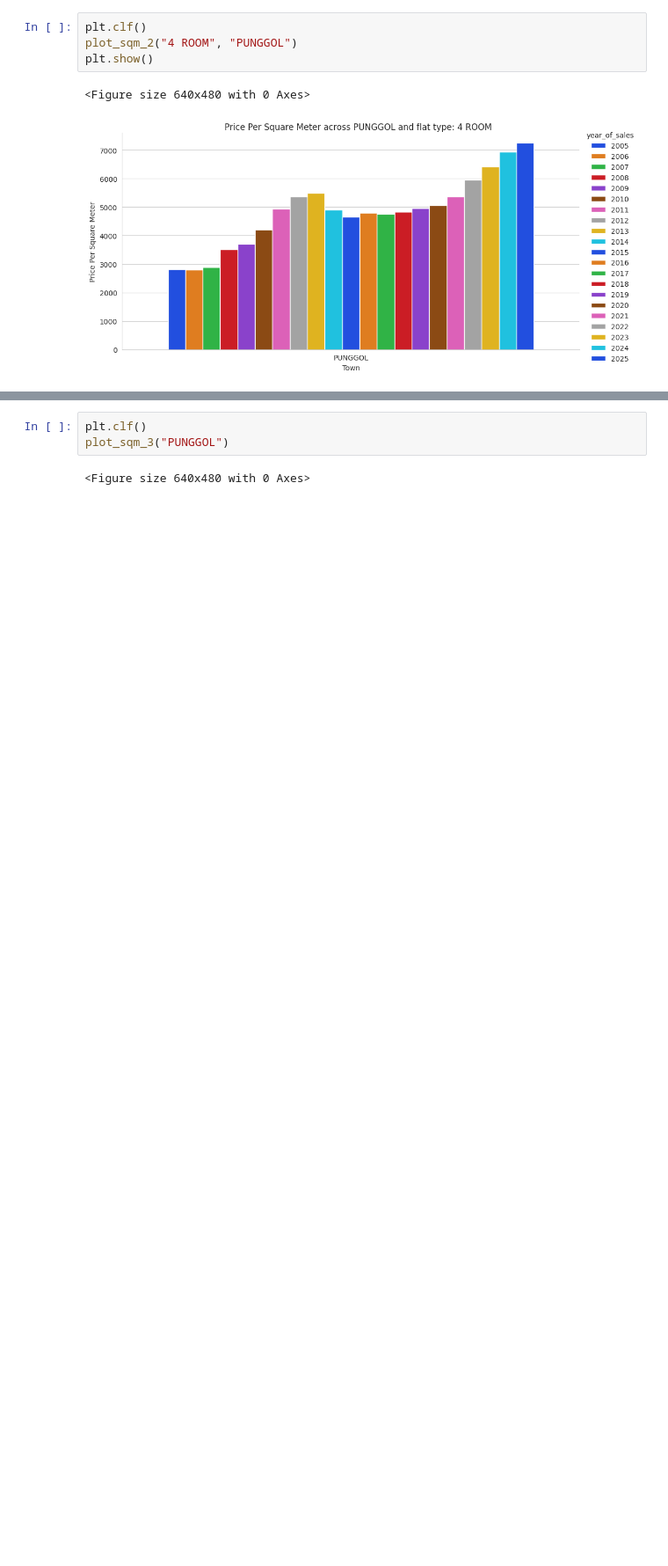
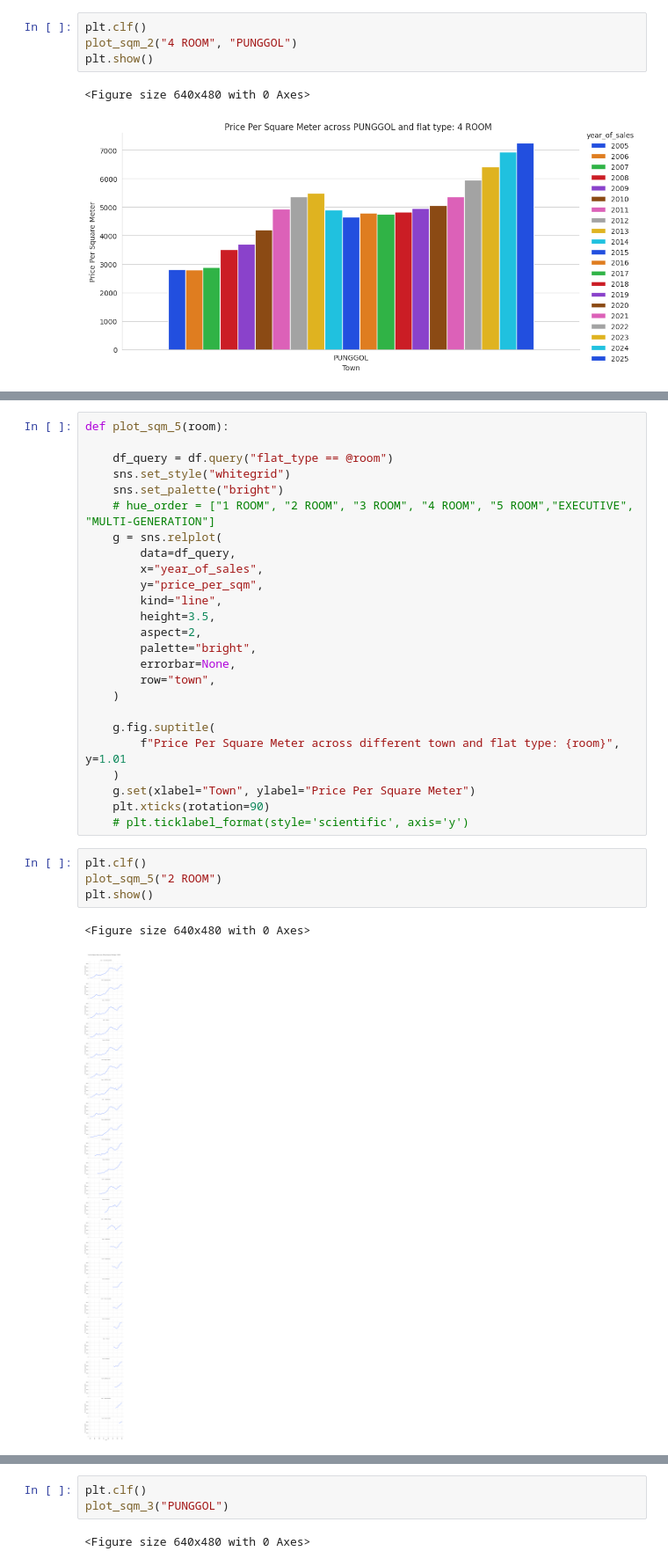
Before and after one commit to BlueSpirit1993/hdb_resale_chat_bot, a Jupyter notebook: notebooks/Boon_Kee/BK-hdb.ipynb, the cells around one changed output, grey strips where cells are left out. Shown at 88% size. Cells and saved outputs as stored; diff of their text form; blank space fills up the shorter version.

```diff
--- a/notebooks/Boon_Kee/BK-hdb.ipynb
+++ b/notebooks/Boon_Kee/BK-hdb.ipynb
@@ -90,0 +302,32 @@ plt.show()
+# %%
+def plot_sqm_5(room):
+
+    df_query = df.query("flat_type == @room")
+    sns.set_style("whitegrid")
+    sns.set_palette("bright")
+    # hue_order = ["1 ROOM", "2 ROOM", "3 ROOM", "4 ROOM", "5 ROOM","EXECUTIVE", "MULTI-GENERATION"]
+    g = sns.relplot(
+        data=df_query,
+        x="year_of_sales",
+        y="price_per_sqm",
+        kind="line",
+        height=3.5,
+        aspect=2,
+        palette="bright",
+        errorbar=None,
+        row="town",
+    )
+
+    g.fig.suptitle(
+        f"Price Per Square Meter across different town and flat type: {room}", y=1.01
+    )
+    g.set(xlabel="Town", ylabel="Price Per Square Meter")
+    plt.xticks(rotation=90)
+    # plt.ticklabel_format(style='scientific', axis='y')
+# %%
+plt.clf()
+plot_sqm_5("2 ROOM")
+plt.show()
+# %% [output]
+<Figure size 640x480 with 0 Axes>
+[figure, added]
```
Also changed, not shown: parts of 37 cells of this notebook, 1 other file.
